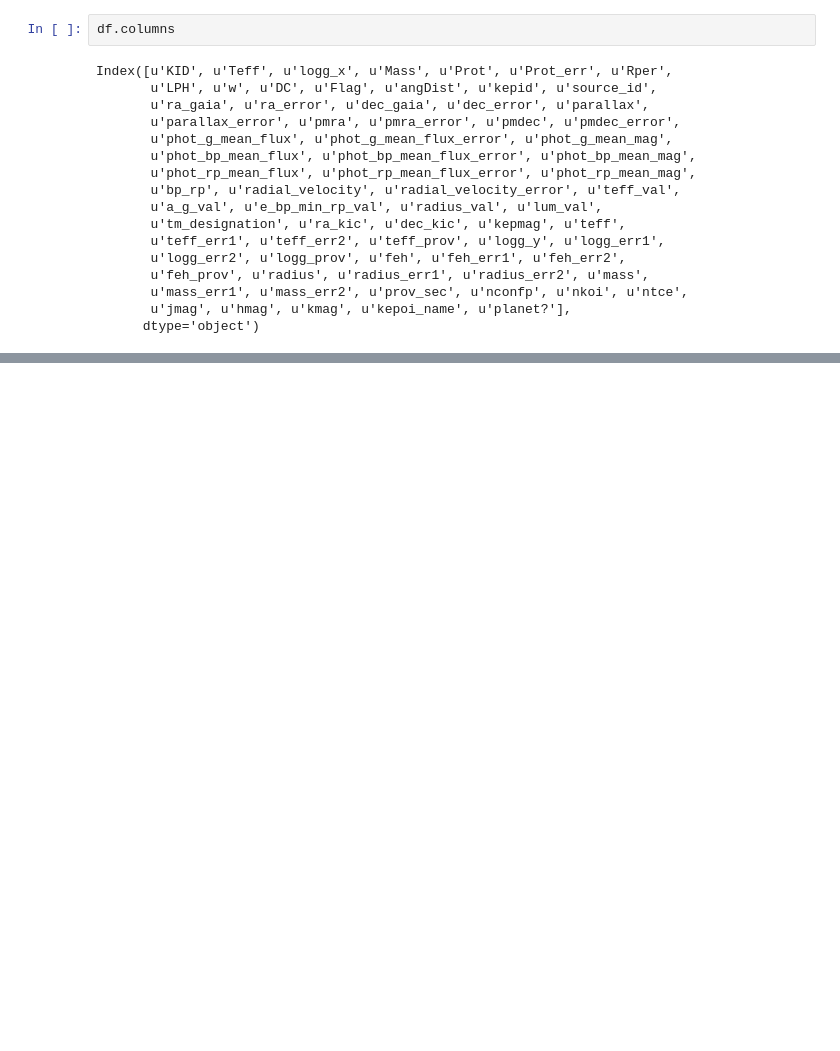
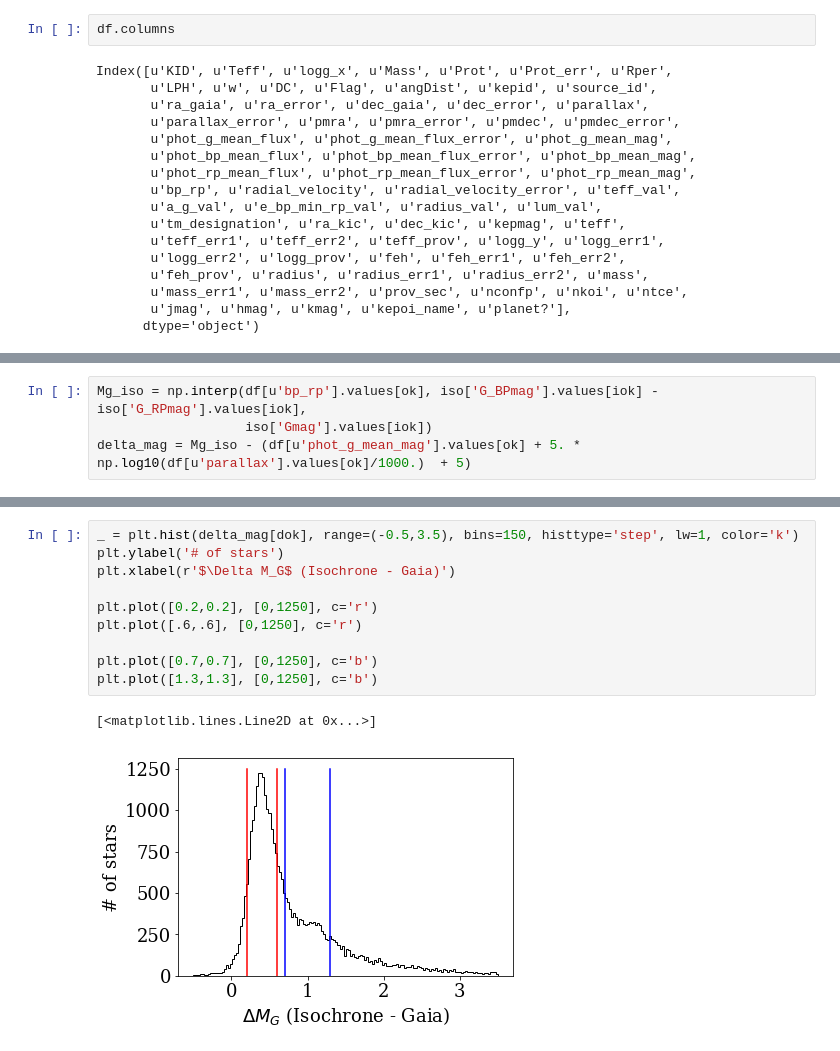
Before and after one commit to jradavenport/gaia2_kep_rot, a Jupyter notebook: explore.ipynb, the cells around one changed output, grey strips where cells are left out. Drawn from its saved outputs; the diff is of its cells as text; blank space fills up the shorter version.

```diff
--- a/explore.ipynb
+++ b/explore.ipynb
@@ -68,0 +115,4 @@ cb.set_label('log Prot (days)')
+# %%
+Mg_iso = np.interp(df[u'bp_rp'].values[ok], iso['G_BPmag'].values[iok] - iso['G_RPmag'].values[iok],
+                   iso['Gmag'].values[iok])
+delta_mag = Mg_iso - (df[u'phot_g_mean_mag'].values[ok] + 5. * np.log10(df[u'parallax'].values[ok]/1000.)  + 5)
@@ -68,0 +133,13 @@ cb.set_label('log Prot (days)')
+# %%
+_ = plt.hist(delta_mag[dok], range=(-0.5,3.5), bins=150, histtype='step', lw=1, color='k')
+plt.ylabel('# of stars')
+plt.xlabel(r'$\Delta M_G$ (Isochrone - Gaia)')
+
+plt.plot([0.2,0.2], [0,1250], c='r')
+plt.plot([.6,.6], [0,1250], c='r')
+
+plt.plot([0.7,0.7], [0,1250], c='b')
+plt.plot([1.3,1.3], [0,1250], c='b')
+# %% [output]
+[<matplotlib.lines.Line2D at 0x...>]
+[figure, added]
```
Also changed, not shown: parts of 25 cells of this notebook.
